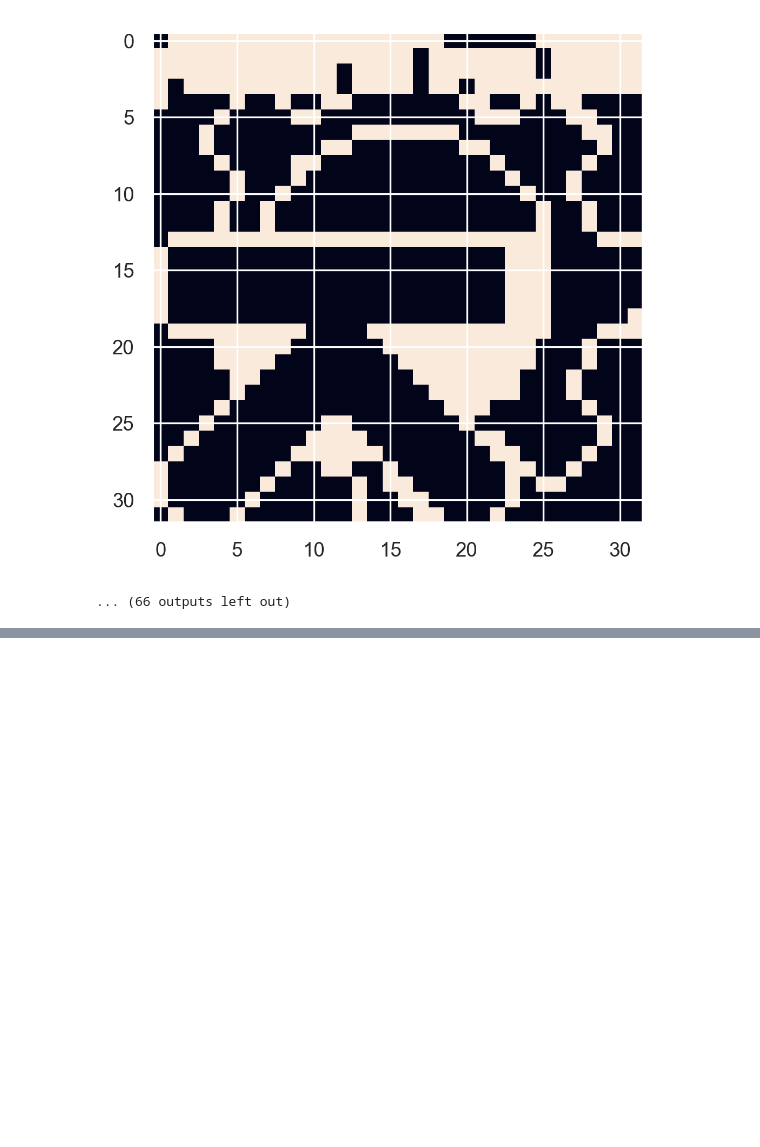
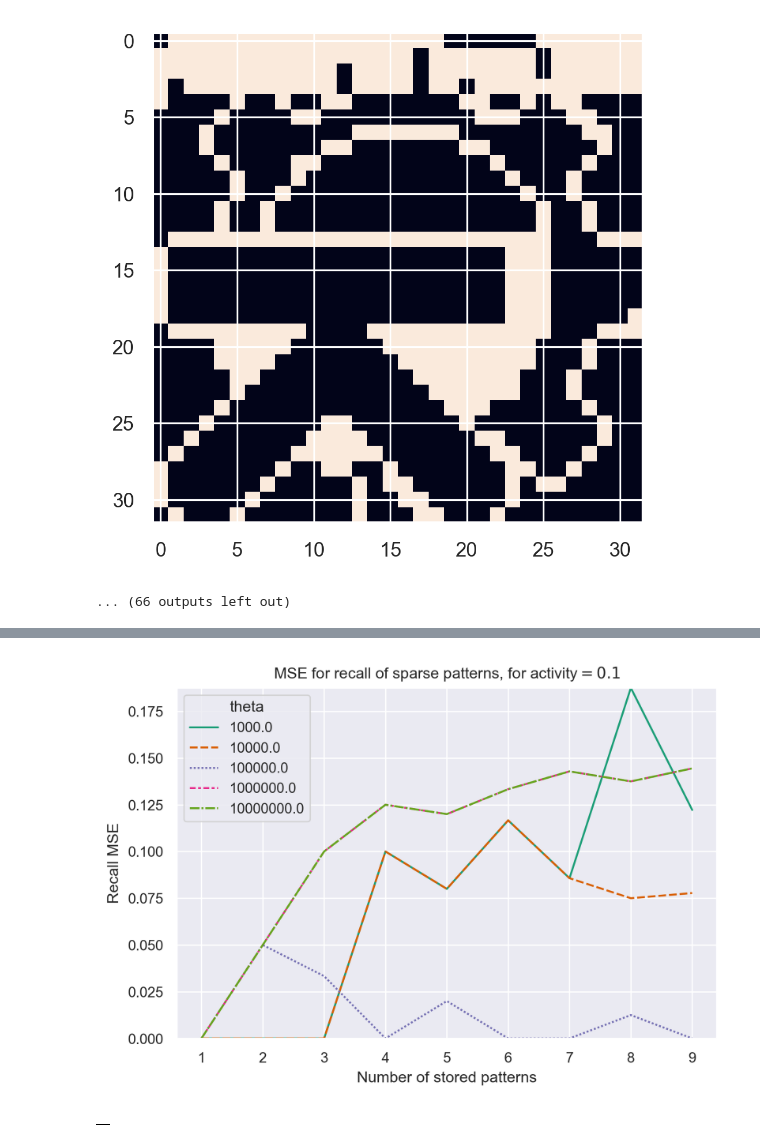
Before and after one commit to molguin92/ANNDA_HT20_LAB3, a Jupyter notebook: lab3.ipynb, the cells around one changed output, grey strips where cells are left out. Drawn from its saved outputs; the diff is of its cells as text; code cells hidden in the pictures; blank space fills up the shorter version.

```diff
--- a/lab3.ipynb
+++ b/lab3.ipynb
@@ -123,0 +76,5 @@ KeyboardInterrupt:
+# %%
+sparse_test_data = pd.read_csv('sparse_tests.csv')
+sparse_test_data['activity'] = sparse_test_data['activity'].astype('category')
+sparse_test_data['theta'] = sparse_test_data['theta'].astype('category')
+sparse_test_data
@@ -123,0 +99,16 @@ KeyboardInterrupt:
+# %%
+def plot_theta_vs_mse(sparse_df: pd.DataFrame):
+    activity = sparse_df['activity'].unique()[0]
+
+    fig, ax = plt.subplots()
+    sns.lineplot(x='n_patterns', y='recall_mse', hue='theta', style='theta', data=sparse_df, ci=None, ax=ax)
+    ax.set_xlabel('Number of stored patterns')
+    ax.set_ylabel('Recall MSE')
+    ax.set_title(f'MSE for recall of sparse patterns, for activity$= {activity}$')
+    plt.show()
+
+
+sparse_test_data.groupby('activity').apply(plot_theta_vs_mse)
+# %% [output]
+[figure, added]
+|  |
```
Also changed, not shown: parts of 3 cells of this notebook, 3 other files.
